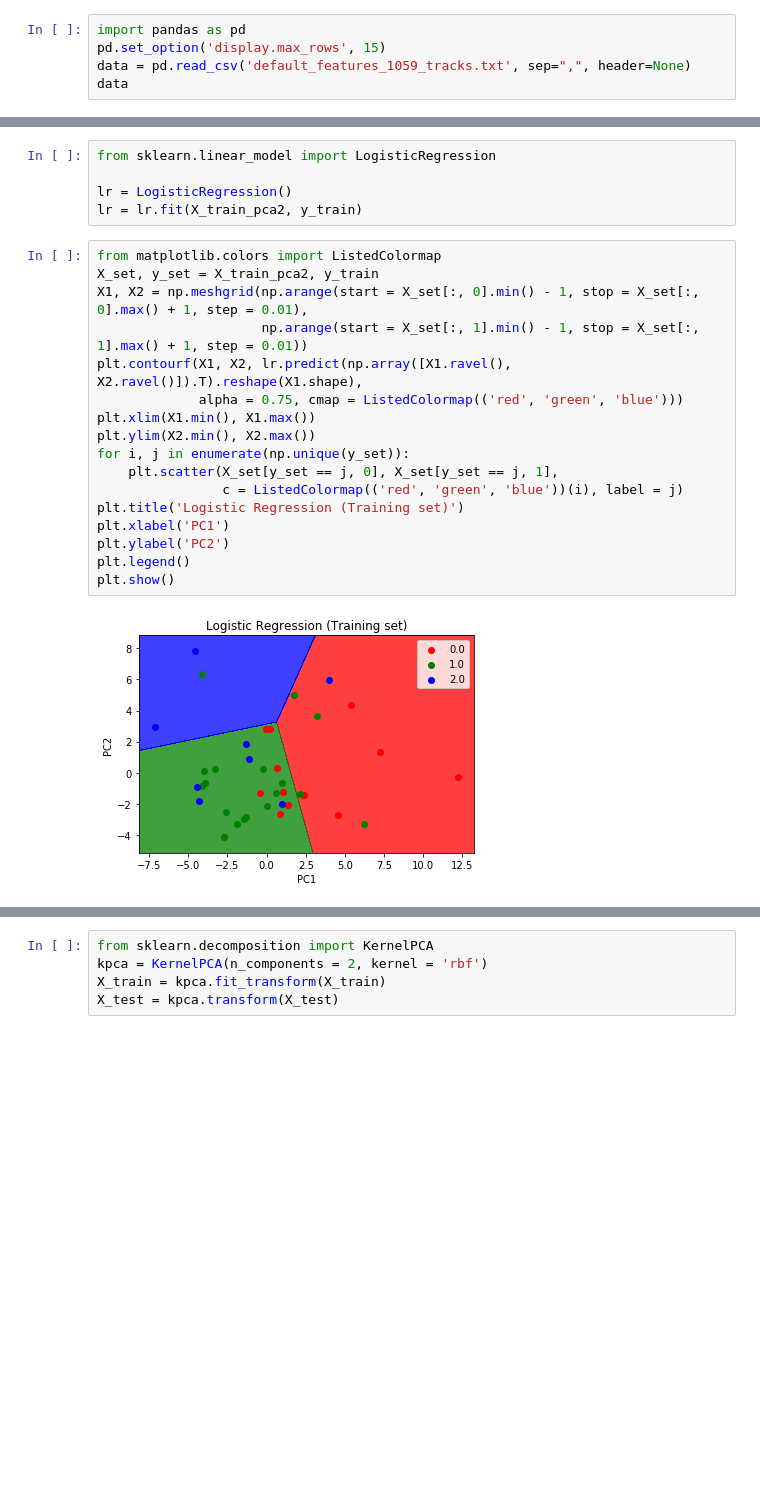
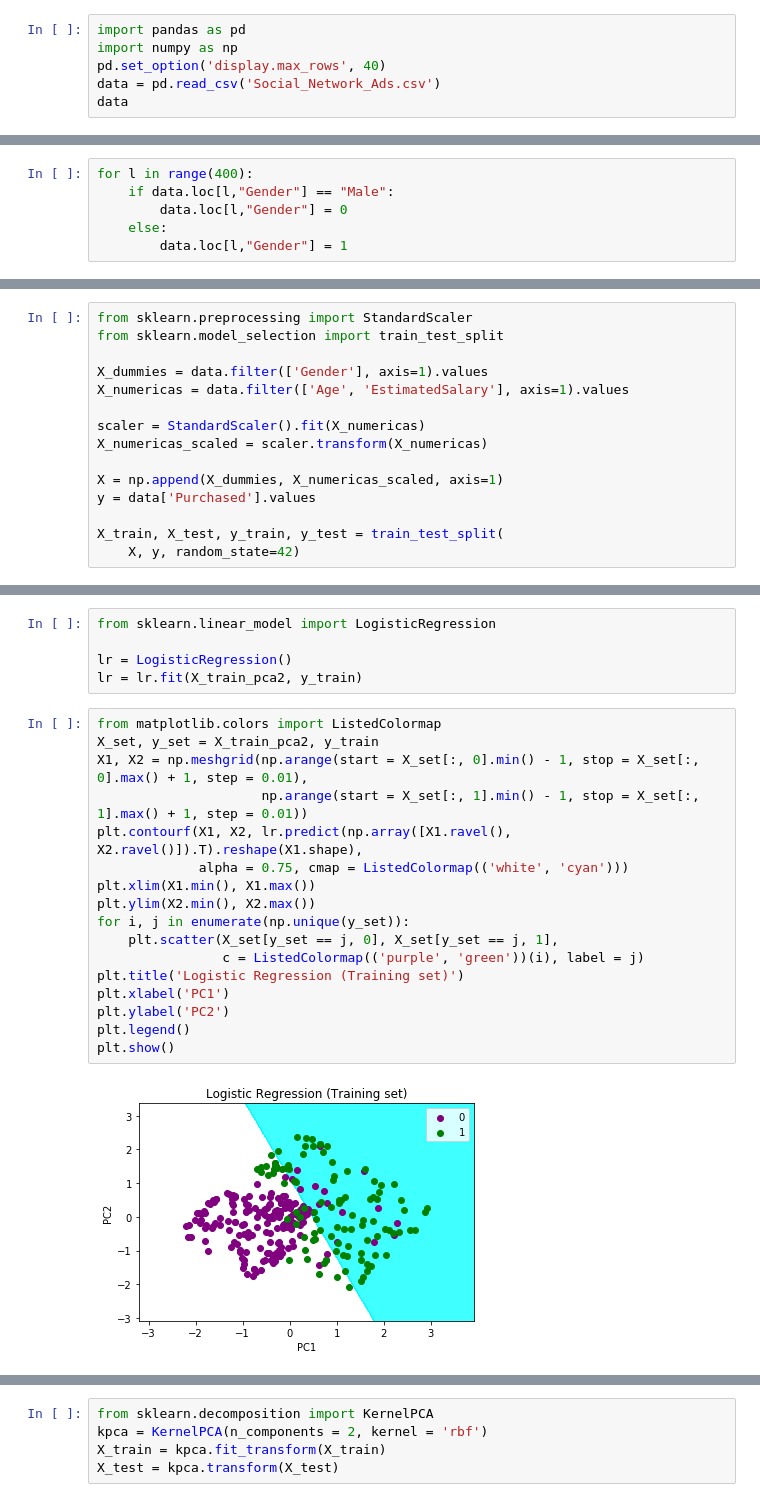
Before and after one commit to analuizaypessoa/fgv_machine_learning, a Jupyter notebook: PPRRC.ipynb, the cells around one changed output, grey strips where cells are left out. Drawn from its saved outputs; the diff is of its cells as text; blank space fills up the shorter version.

Commit message:
new data

```diff
--- a/PPRRC.ipynb
+++ b/PPRRC.ipynb
@@ -7,6 +5,7 @@ Este estudo visa descobrir qual o país de origem de uma música, com base nos d
 # %%
 import pandas as pd
-pd.set_option('display.max_rows', 15)
-data = pd.read_csv('default_features_1059_tracks.txt', sep=",", header=None)
+import numpy as np
+pd.set_option('display.max_rows', 40)
+data = pd.read_csv('Social_Network_Ads.csv')
 data
 # %% [output]
@@ -198,0 +32,6 @@ Note que não será preciso utilizar uma transformar como o StandardScaler, pois
+# %%
+for l in range(400):
+    if data.loc[l,"Gender"] == "Male":
+        data.loc[l,"Gender"] = 0
+    else:
+        data.loc[l,"Gender"] = 1
@@ -198,0 +61,15 @@ Note que não será preciso utilizar uma transformar como o StandardScaler, pois
+# %%
+from sklearn.preprocessing import StandardScaler
+from sklearn.model_selection import train_test_split
+
+X_dummies = data.filter(['Gender'], axis=1).values
+X_numericas = data.filter(['Age', 'EstimatedSalary'], axis=1).values
+
+scaler = StandardScaler().fit(X_numericas)
+X_numericas_scaled = scaler.transform(X_numericas)
+
+X = np.append(X_dummies, X_numericas_scaled, axis=1)
+y = data['Purchased'].values
+
+X_train, X_test, y_train, y_test = train_test_split(
+    X, y, random_state=42)
@@ -284,19 +155,19 @@ lr = lr.fit(X_train_pca2, y_train)
 # %%
 from matplotlib.colors import ListedColormap
 X_set, y_set = X_train_pca2, y_train
 X1, X2 = np.meshgrid(np.arange(start = X_set[:, 0].min() - 1, stop = X_set[:, 0].max() + 1, step = 0.01),
                      np.arange(start = X_set[:, 1].min() - 1, stop = X_set[:, 1].max() + 1, step = 0.01))
 plt.contourf(X1, X2, lr.predict(np.array([X1.ravel(), X2.ravel()]).T).reshape(X1.shape),
-             alpha = 0.75, cmap = ListedColormap(('red', 'green', 'blue')))
+             alpha = 0.75, cmap = ListedColormap(('white', 'cyan')))
 plt.xlim(X1.min(), X1.max())
 plt.ylim(X2.min(), X2.max())
 for i, j in enumerate(np.unique(y_set)):
     plt.scatter(X_set[y_set == j, 0], X_set[y_set == j, 1],
-                c = ListedColormap(('red', 'green', 'blue'))(i), label = j)
+                c = ListedColormap(('purple', 'green'))(i), label = j)
 plt.title('Logistic Regression (Training set)')
 plt.xlabel('PC1')
 plt.ylabel('PC2')
 plt.legend()
 plt.show()
 # %% [output]
-[figure, old version]
+[figure, new version]
```
Also changed, not shown: parts of 67 cells of this notebook, 5 other files.
